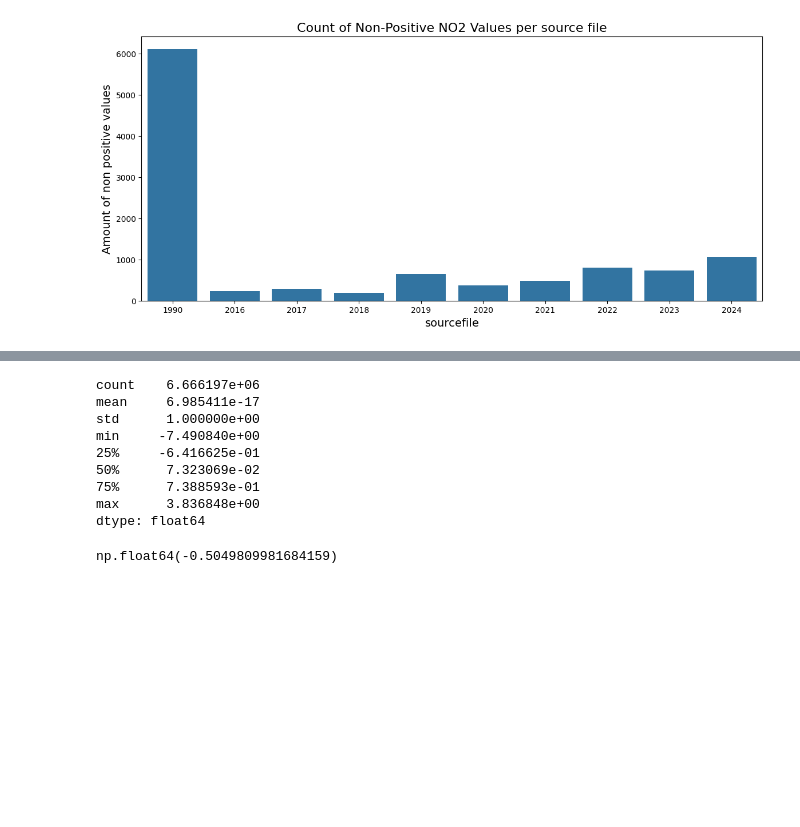
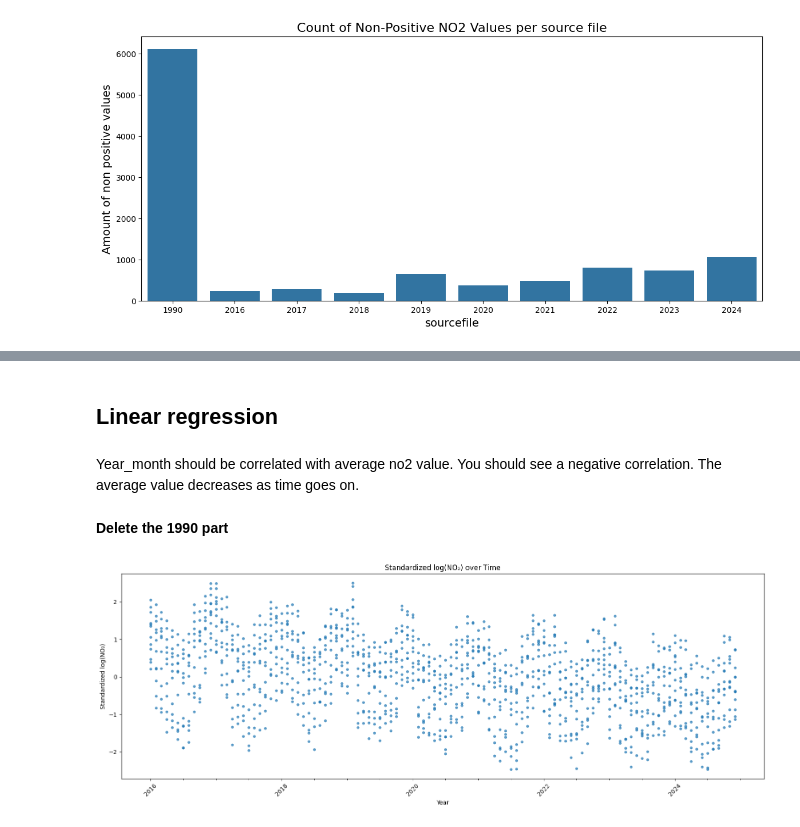
Before and after one commit to R-Zaid/DSS-project, a Jupyter notebook: main/Preprocessors/NO2_dataset.ipynb, the cells around one changed output, grey strips where cells are left out. Saved outputs shown, nothing was run; the diff lists cells and outputs as text; code cells hidden in the pictures; blank space fills up the shorter version.

Commit message:
Add files via upload
with regression applied

```diff
--- a/main/Preprocessors/NO2_dataset.ipynb
+++ b/main/Preprocessors/NO2_dataset.ipynb
@@ -662,7 +755,19 @@ Note: you may need to restart the kernel to use updated packages.
 - https://stackoverflow.com/questions/35723472/how-to-use-sklearn-fit-transform-with-pandas-and-return-dataframe-instead-of-num
 # %%
-standardizeNO2 = StandardScaler().fit_transform(log_x.values.reshape(-1,1))
+from sklearn.preprocessing import StandardScaler
+import pandas as pd
 
-dfstandardizationNO2 = pd.Series(standardizeNO2.flatten())
-print(dfstandardizationNO2)
+# Standardize the log-transformed NO₂ values
+standardizeNO2 = StandardScaler().fit_transform(log_x.values.reshape(-1, 1))
+
+# Build a  DataFrame instead of a Series
+dfstandardizationNO2 = pd.DataFrame({
+    'Year_Month': dfno2['Year_Month'].values,
+    'province': dfno2['province'].values,
+    'Standardized_NO2': standardizeNO2.flatten()
+})
+
+# result
+print(dfstandardizationNO2.head())
+print("\nSkewness of standardized NO₂:", dfstandardizationNO2['Standardized_NO2'].skew())
 # %% [output]
@@ -681,16 +782,39 @@ Length: 6666197, dtype: float64
-# %%
-print(dfstandardizationNO2.describe())
-# %% [output]
-count    6.666197e+06
-mean     6.985411e-17
-std      1.000000e+00
-min     -7.490840e+00
-25%     -6.416625e-01
-50%      7.323069e-02
-75%      7.388593e-01
-max      3.836848e+00
-dtype: float64
-# %%
-dfstandardizationNO2.skew()
-# %% [output]
-np.float64(-0.5049809981684159)
+# %% [markdown]
+## Linear regression
+# %% [markdown]
+Year_month should be correlated with average no2 value. You should see a negative correlation. The average value decreases as time goes on.
+# %% [markdown]
+**Delete the 1990 part**
+# %%
+import matplotlib.pyplot as plt
+import matplotlib.dates as mdates
+import pandas as pd
+
+# Ensure Year_Month is in datetime format
+dfstandardizationNO2['Year_Month'] = pd.to_datetime(dfstandardizationNO2['Year_Month'], errors='coerce')
+
+plt.figure(figsize=(16, 6))
+
+# Plot using explicit columns
+plt.scatter(
+    dfstandardizationNO2['Year_Month'],
+    dfstandardizationNO2['Standardized_NO2'],
+    s=12, alpha=0.7
+)
+
+plt.title("Standardized log(NO₂) over Time")
+plt.xlabel('Year')
+plt.ylabel('Standardized log(NO₂)')
+
+ax = plt.gca()
+
+# Set cleaner x-axis ticks
+ax.xaxis.set_major_locator(mdates.YearLocator(base=2))     # every 2 years
+ax.xaxis.set_major_formatter(mdates.DateFormatter('%Y'))
+ax.xaxis.set_minor_locator(mdates.MonthLocator(bymonth=(1, 7)))  # minor ticks at Jan/July
+
+plt.xticks(rotation=45)
+plt.tight_layout()
+plt.show()
+# %% [output]
+[figure, added]
```
Also changed, not shown: parts of 34 cells of this notebook.
